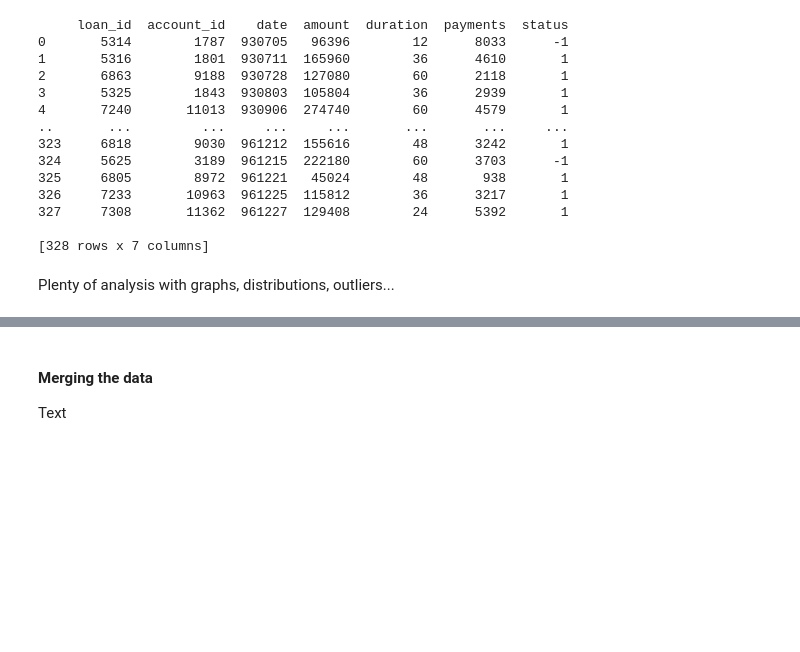
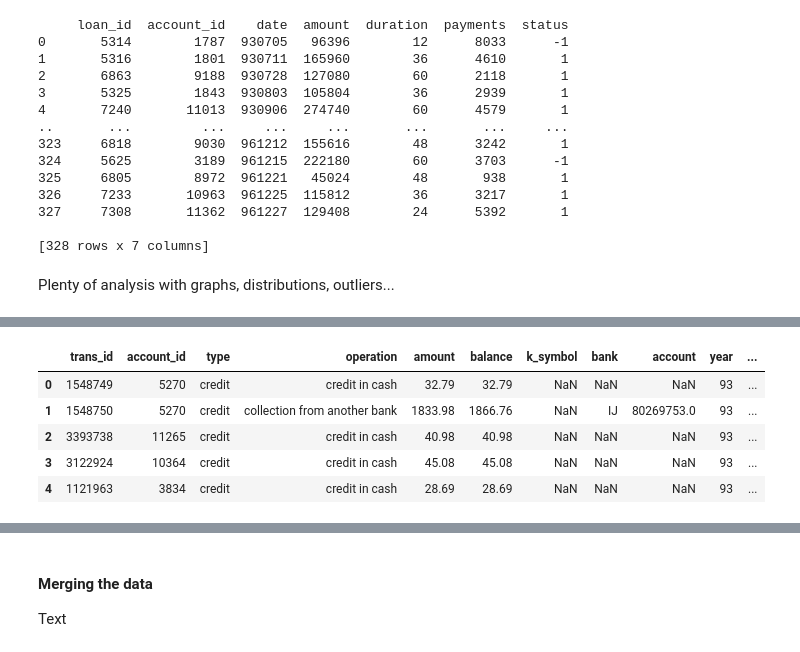
Before and after one commit to bdmendes/feup-ac-banking, a Jupyter notebook: project.ipynb, the cells around one changed output, grey strips where cells are left out. Cells and saved outputs as stored; diff of their text form; code cells hidden in the pictures; blank space fills up the shorter version.

Commit message:
Feature extraction

```diff
--- a/project.ipynb
+++ b/project.ipynb
@@ -90,0 +154,13 @@ Text
+# %%
+transactions = pp.extract_date(transactions, "date")
+transactions = pp.korunas_to_euros(transactions, "amount")
+transactions = pp.korunas_to_euros(transactions, "balance")
+transactions["amount"] = np.where(transactions["type"].eq("credit"), transactions["amount"], transactions["amount"] * -1)
+transactions.head()
+# %% [output]
+|  | trans_id | account_id | type | operation | amount | balance | k_symbol | bank | account | year | ... |
+| 0 | 1548749 | 5270 | credit | credit in cash | 32.79 | 32.79 | NaN | NaN | NaN | 93 | ... |
+| 1 | 1548750 | 5270 | credit | collection from another bank | 1833.98 | 1866.76 | NaN | IJ | 80269753.0 | 93 | ... |
+| 2 | 3393738 | 11265 | credit | credit in cash | 40.98 | 40.98 | NaN | NaN | NaN | 93 | ... |
+| 3 | 3122924 | 10364 | credit | credit in cash | 45.08 | 45.08 | NaN | NaN | NaN | 93 | ... |
+| 4 | 1121963 | 3834 | credit | credit in cash | 28.69 | 28.69 | NaN | NaN | NaN | 93 | ... |
```
Also changed, not shown: parts of 32 cells of this notebook, 7 other files.
